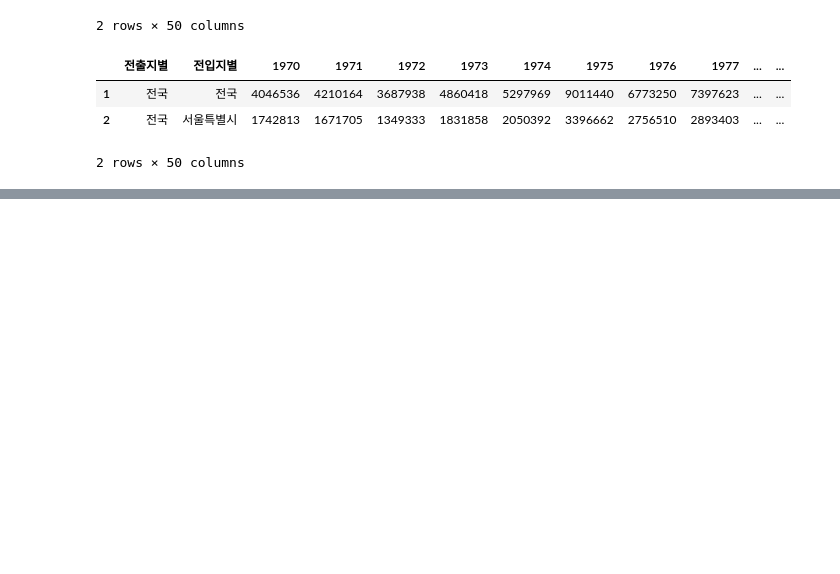
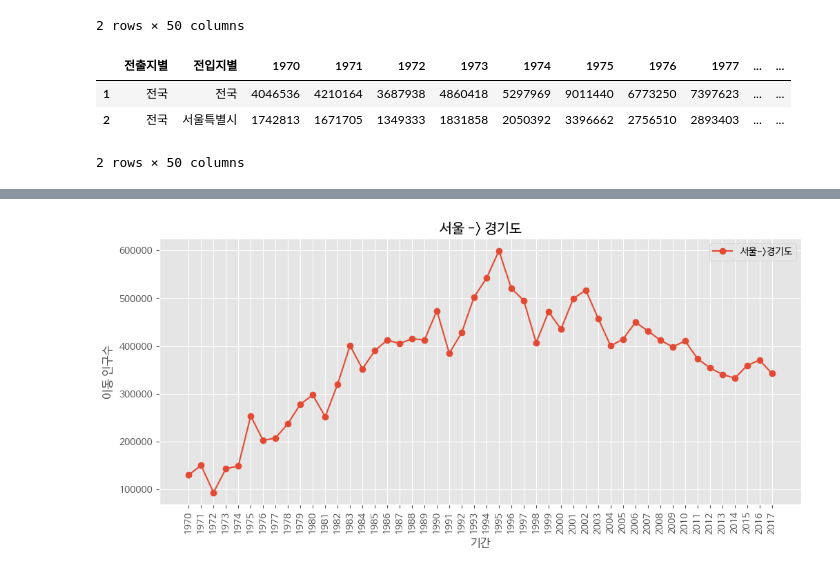
Before and after one commit to leekyuyoung20230313/pythone, a Jupyter notebook: 시각화/시각화및분석I.ipynb, the cells around one changed output, grey strips where cells are left out. Drawn from its saved outputs; the diff is of its cells as text; code cells hidden in the pictures; blank space fills up the shorter version.

```diff
--- a/시각화/시각화및분석I.ipynb
+++ b/시각화/시각화및분석I.ipynb
@@ -372,0 +388,15 @@ df_seoul.head()
+# %%
+import matplotlib.pyplot as plt
+plt.rc('font', family='NanumBarunGothic')
+# %%
+plt.figure(figsize=(12,5))
+plt.plot(df_seoul_ggd.index, df_seoul_ggd.values, marker='o', label = '서울->경기도')
+plt.title("서울 -> 경기도")
+plt.xlabel("기간")
+plt.ylabel("이동 인구수")
+plt.xticks(rotation=90,size=10)
+plt.style.use('ggplot')
+plt.legend()
+plt.show()
+# %% [output]
+[figure, added]
```
Also changed, not shown: parts of 11 cells of this notebook.
